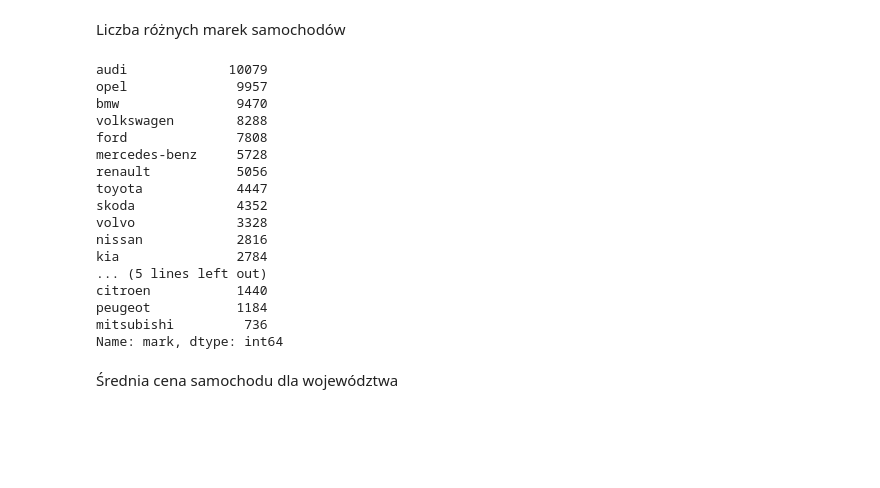
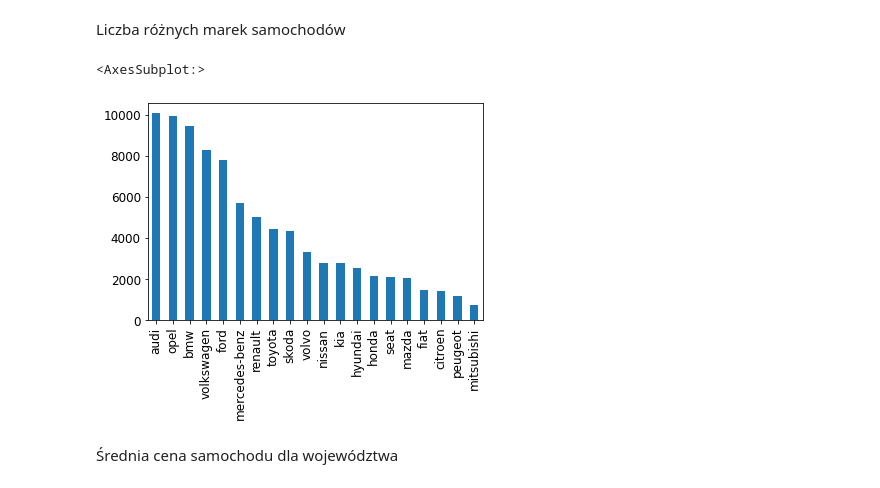
Before and after one commit to mateusz-orzel/analiza-danych-w-pythonie, a Jupyter notebook: projekt.ipynb, the cells around one changed output. Drawn from its saved outputs; the diff is of its cells as text; code cells hidden in the pictures; blank space fills up the shorter version.

```diff
--- a/projekt.ipynb
+++ b/projekt.ipynb
@@ -117,24 +117,10 @@ cars_noNaN
 # %% [markdown]
 Liczba różnych marek samochodów
 # %%
-cars_noNaN["mark"].value_counts().sort_values(ascending=False)
+data = cars_noNaN["mark"].value_counts()
+data.sort_values(ascending=False).plot.bar(fontsize="12", xlabel="")
 # %% [output]
-audi             10079
-opel              9957
-bmw               9470
-volkswagen        8288
-ford              7808
-mercedes-benz     5728
-renault           5056
-toyota            4447
-skoda             4352
-volvo             3328
-nissan            2816
-kia               2784
-... (5 lines left out)
-citroen           1440
-peugeot           1184
-mitsubishi         736
-Name: mark, dtype: int64
+<AxesSubplot:>
+[figure, added]
 # %% [markdown]
 Średnia cena samochodu dla województwa
```
Also changed, not shown: parts of 9 cells of this notebook.
